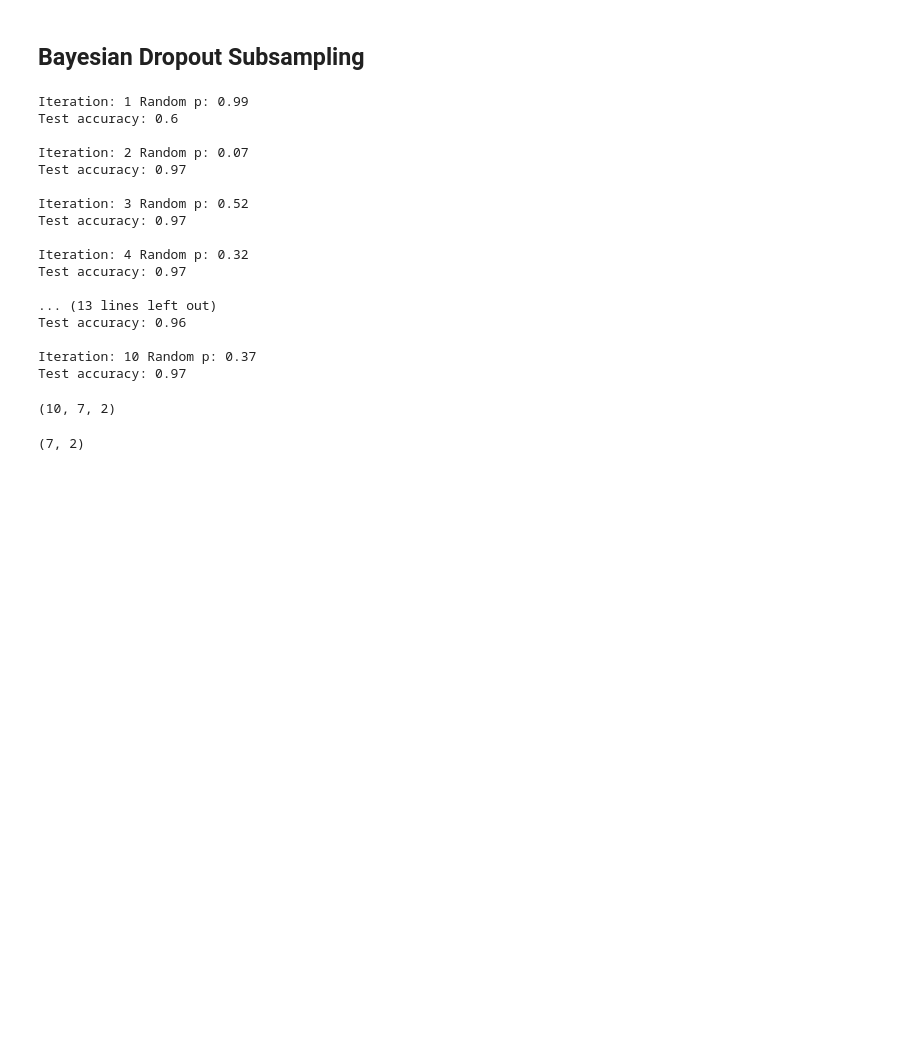
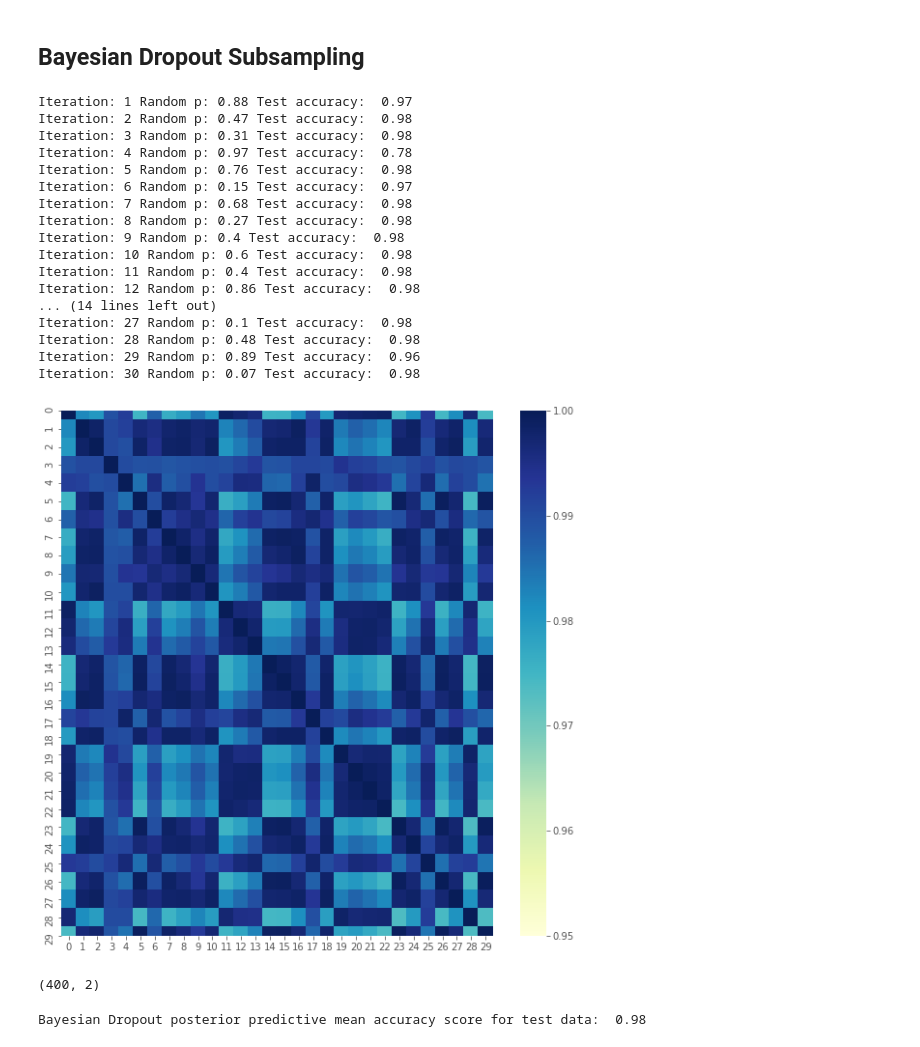
Before and after one commit to anita76/AM207-Project, a Jupyter notebook: NN_Dropout_Toy1.ipynb, the cells around one changed output. Saved outputs shown, nothing was run; the diff lists cells and outputs as text; code cells hidden in the pictures; blank space fills up the shorter version.

```diff
--- a/NN_Dropout_Toy1.ipynb
+++ b/NN_Dropout_Toy1.ipynb
@@ -208,14 +240,15 @@ Epistemic uncertainty for test point: (1, 1.5) : 0.0
 # %% [markdown]
 ## Bayesian Dropout Subsampling
 # %%
+bayes_iters = 30
 dropout_post_predictions = []
-test_probs = []
+dropout_ood_probs = []
+drop_weights = []
 
 for i in range(bayes_iters):
-    print()
     #Generate random p value for Dropout ratio
     p_rand = np.random.random()
-    print("Iteration: " + str(i+1) + " Random p: " + str(np.round(p_rand,2)))
+
     drop_model = get_model(mc=True, p= p_rand, act="relu")
 
     #Initialize model with pre-trained weights
@@ -225,43 +258,59 @@ for i in range(bayes_iters):
                         epochs=epochs,
                         verbose=0,
                         validation_data=(x_test, y_test))
+
+    weights = drop_model.get_weights()
+    #Get last Dense layer weights
+    drop_weights.append(weights[4].T[1])
+
     # Accuracy of model
     score = drop_model.evaluate(x_test, y_test, verbose=0)
     #print('Test loss:', np.round(score[0],2))
-    print('Test accuracy:', np.round(score[1],2))
+    print("Iteration: " + str(i+1) + " Random p: " + str(np.round(p_rand,2)) + ' Test accuracy: ', str(np.round(score[1],2)))
 
     #Posterior predictions
     y_pred = drop_model.predict(x_test)
     dropout_post_predictions.append(y_pred)
 
     #Predictions & uncertainty for test points
-    prob = drop_model.predict(np.array(test_points))
-    test_probs.append(prob)
+    ood_prob = drop_model.predict(np.array(test_points))
+    dropout_ood_probs.append(ood_prob)
 # %% [output]
-Iteration: 1 Random p: 0.99
-Test accuracy: 0.6
-
-Iteration: 2 Random p: 0.07
-Test accuracy: 0.97
-
-Iteration: 3 Random p: 0.52
-Test accuracy: 0.97
-
-Iteration: 4 Random p: 0.32
-Test accuracy: 0.97
-
-... (13 lines left out)
-Test accuracy: 0.96
-
-Iteration: 10 Random p: 0.37
-Test accuracy: 0.97
+Iteration: 1 Random p: 0.88 Test accuracy:  0.97
+Iteration: 2 Random p: 0.47 Test accuracy:  0.98
+Iteration: 3 Random p: 0.31 Test accuracy:  0.98
+Iteration: 4 Random p: 0.97 Test accuracy:  0.78
+Iteration: 5 Random p: 0.76 Test accuracy:  0.98
+Iteration: 6 Random p: 0.15 Test accuracy:  0.97
+Iteration: 7 Random p: 0.68 Test accuracy:  0.98
+Iteration: 8 Random p: 0.27 Test accuracy:  0.98
+Iteration: 9 Random p: 0.4 Test accuracy:  0.98
+Iteration: 10 Random p: 0.6 Test accuracy:  0.98
+Iteration: 11 Random p: 0.4 Test accuracy:  0.98
+Iteration: 12 Random p: 0.86 Test accuracy:  0.98
+... (14 lines left out)
+Iteration: 27 Random p: 0.1 Test accuracy:  0.98
+Iteration: 28 Random p: 0.48 Test accuracy:  0.98
+Iteration: 29 Random p: 0.89 Test accuracy:  0.96
+Iteration: 30 Random p: 0.07 Test accuracy:  0.98
-# %%
-np.array(test_probs).shape
-# %% [output]
-(10, 7, 2)
+# %%
+df = pd.DataFrame(np.array(drop_weights).T)
+
+fig = plt.figure(figsize=(10,10))
+ax = sns.heatmap(df.corr(),vmin=0.95, vmax=1, cmap="YlGnBu")
+#ax.invert_yaxis()
+plt.show()
+# %% [output]
+[figure, added]
 # %%
-posterior_mean_preds = np.mean(np.array(test_probs),axis=0)
-posterior_mean_preds.shape
+dropout_posterior_mean_preds = np.mean(np.array(dropout_post_predictions),axis=0)
+dropout_posterior_mean_preds.shape
 # %% [output]
-(7, 2)
+(400, 2)
+# %%
+dropout_pred_test_labels = (dropout_posterior_mean_preds > 0.5).astype(np.int)
+dropout_acc_score = accuracy_score(y_test, dropout_pred_test_labels)
+print("Bayesian Dropout posterior predictive mean accuracy score for test data: ", dropout_acc_score)
+# %% [output]
+Bayesian Dropout posterior predictive mean accuracy score for test data:  0.98
 # %%
```
Also changed, not shown: parts of 12 cells of this notebook.
